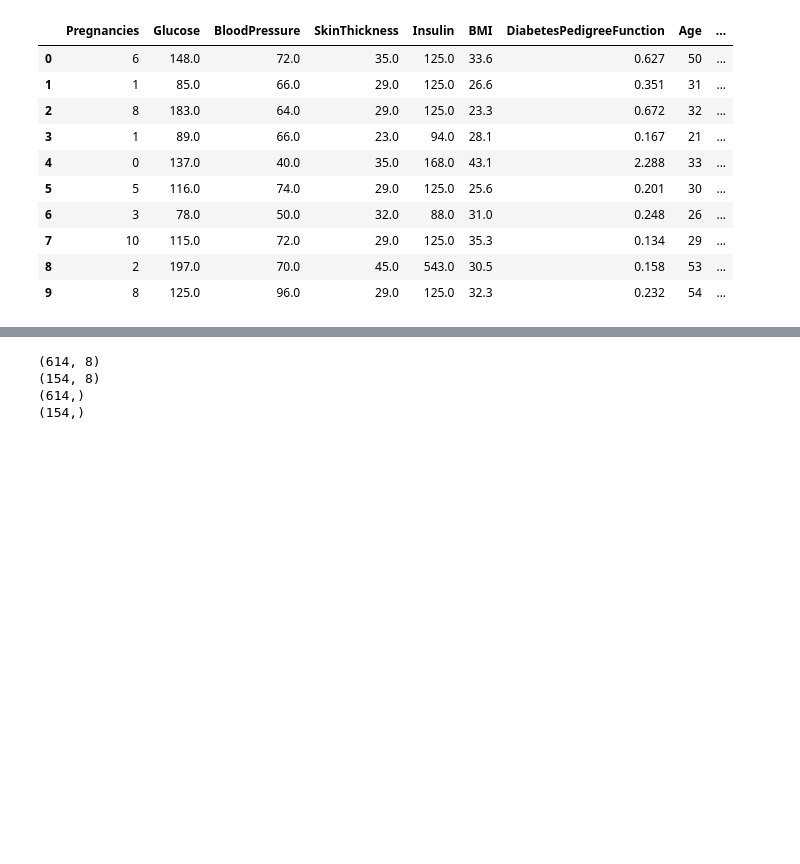
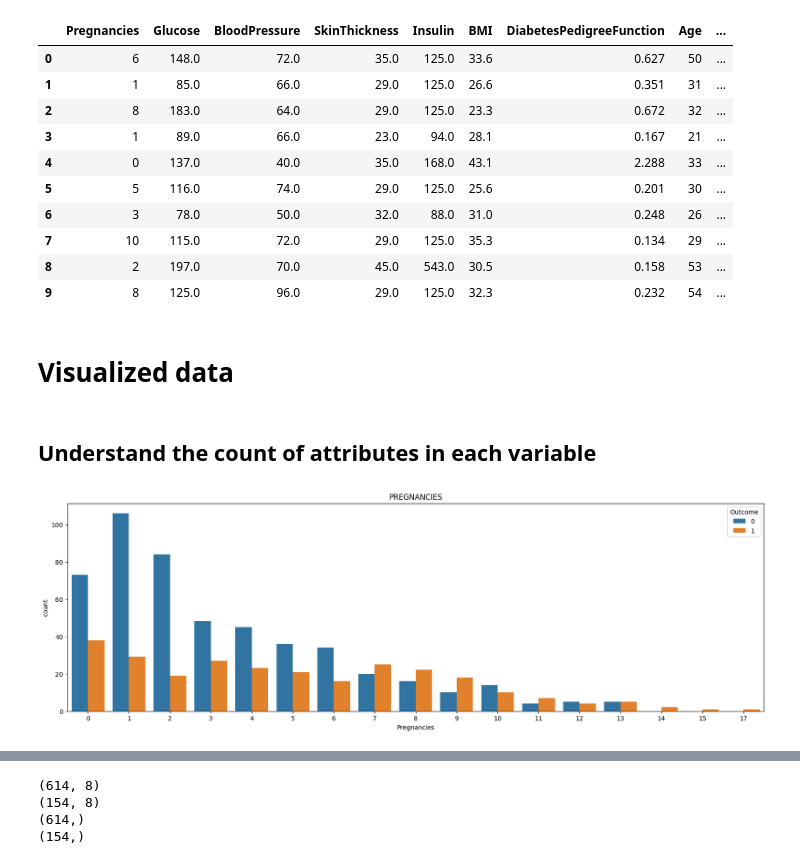
Before and after one commit to ducanha2k46/Diabetes_Datasets, a Jupyter notebook: Diabetes.ipynb, the cells around one changed output, grey strips where cells are left out. Drawn from its saved outputs; the diff is of its cells as text; code cells hidden in the pictures; blank space fills up the shorter version.

Commit message:
More visualized

```diff
--- a/Diabetes.ipynb
+++ b/Diabetes.ipynb
@@ -130,3 +132,14 @@ df.head(10)
 | 7 | 10 | 115.0 | 72.0 | 29.0 | 125.0 | 35.3 | 0.134 | 29 | ... |
 | 8 | 2 | 197.0 | 70.0 | 45.0 | 543.0 | 30.5 | 0.158 | 53 | ... |
 | 9 | 8 | 125.0 | 96.0 | 29.0 | 125.0 | 32.3 | 0.232 | 54 | ... |
+# %% [markdown]
+# Visualized data
+# %% [markdown]
+## Understand the count of attributes in each variable
+# %%
+plt.figure(figsize=(20,6))
+sns.countplot(x='Pregnancies',data=df,hue='Outcome')
+plt.title('PREGNANCIES')
+plt.show()
+# %% [output]
+[figure, added]
```
Also changed, not shown: parts of 9 cells of this notebook.
